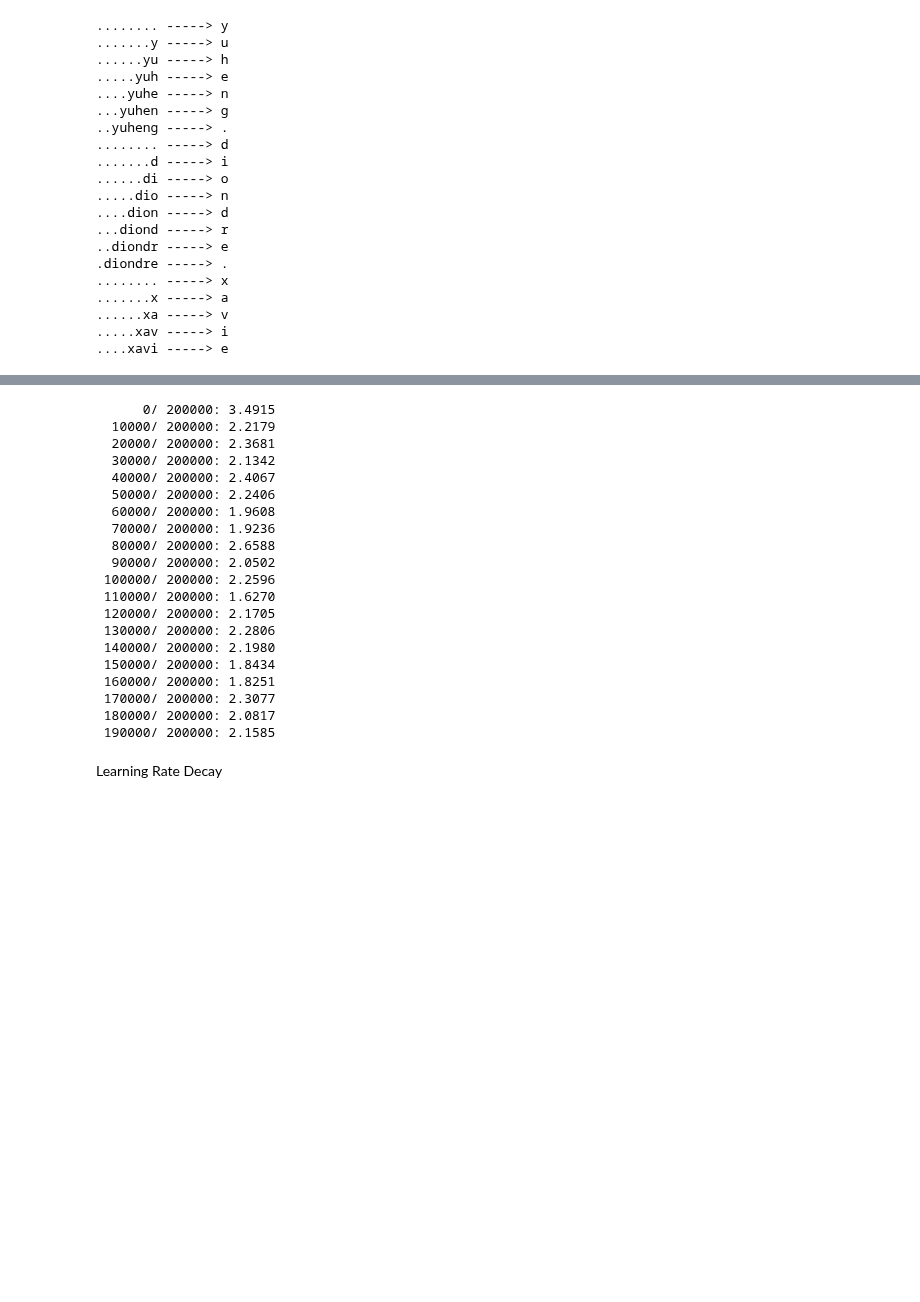
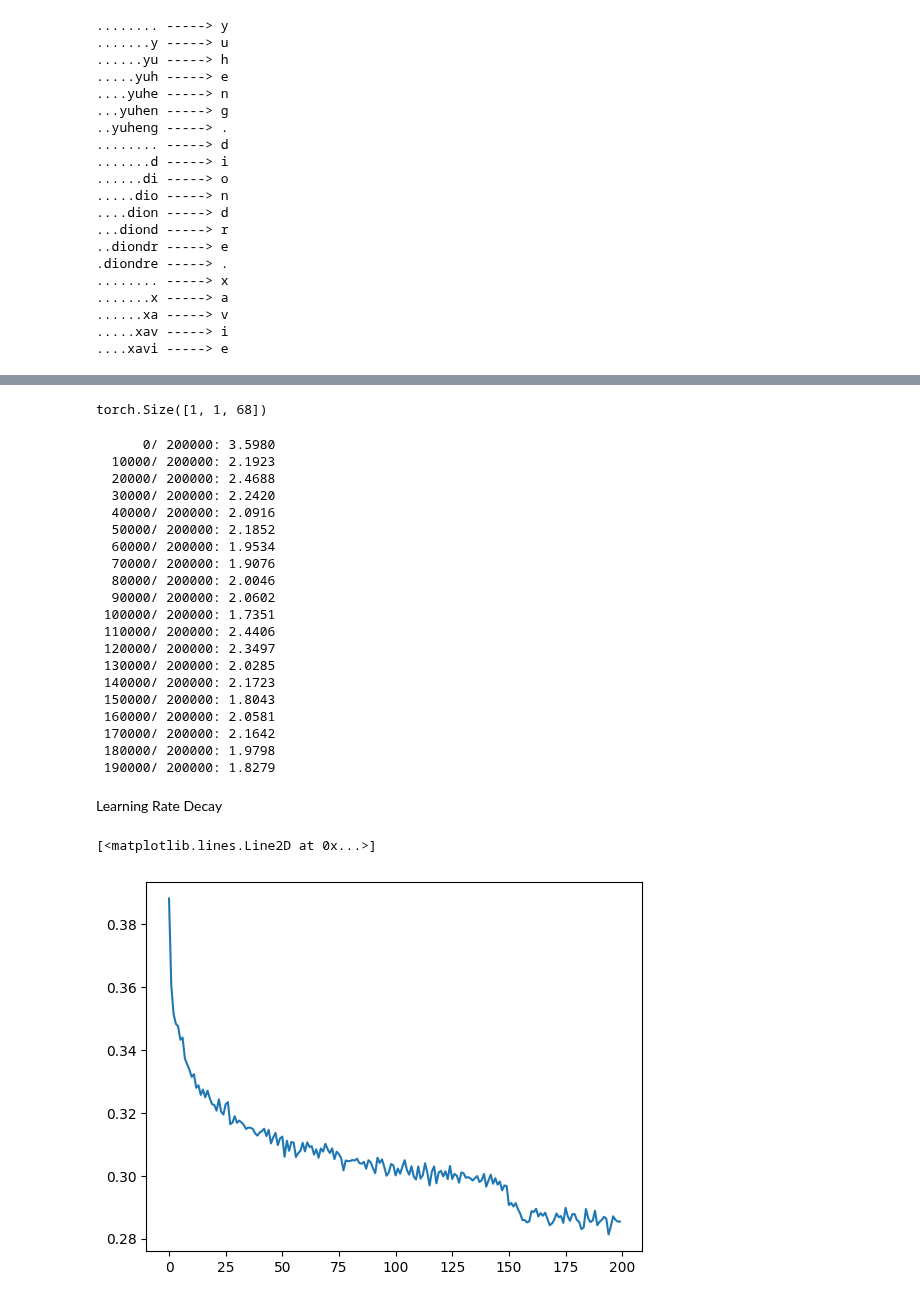
Before and after one commit to Dhruvrana8/Deeplearning-Project, a Jupyter notebook: makemore/build_makemore_mlp_part_5.ipynb, the cells around one changed output, grey strips where cells are left out. Cells and saved outputs as stored; diff of their text form; code cells hidden in the pictures; blank space fills up the shorter version.

Commit message:
Now we need to increase the size of the NN

```diff
--- a/makemore/build_makemore_mlp_part_5.ipynb
+++ b/makemore/build_makemore_mlp_part_5.ipynb
@@ -121,8 +121,13 @@ class BatchNormld:
     def __call__(self, x):
       # calculate the forward pass
       if self.training:
-        xmean = x.mean(0, keepdim=True) # batch mean
-        xvar = x.var(0, keepdim=True) # batch variance
+        if x.ndim == 2:
+          dim = 0
+        elif x.ndim == 3:
+          dim = (0,1)
+        xmean = x.mean(dim, keepdim=True) # batch mean
+        xvar = x.var(dim, keepdim=True) # batch variance
+
       else:
         xmean = self.running_mean
         xvar = self.running_var
@@ -159,9 +164,19 @@ class Embedding:
     return [self.weight]
 
   # ----------------------------------------------
-class Flatten:
+class FlattenConsecutive:
+
+    def __init__(self,n):
+      self.n = n
+
+
     def __call__(self,x):
-      self.out = x.view(x.shape[0],-1)
+      B,T,C = x.shape
+      x = x.view(B,T//self.n,C*self.n)
+      if x.shape[1] == 1:
+        x = x.squeeze(1)
+
+      self.out = x
       return self.out
 
     def parameters(self):
@@ -184,12 +199,13 @@ torch.manual_seed(42);
 # %%
 # ----------------------------------------------
 n_embd = 10
-n_hidden = 200
+n_hidden = 68
 
 model  = Sequential([
     Embedding(vocab_size, n_embd),
-    Flatten(),
-    Linear(n_embd * block_size, n_hidden,bias=False), BatchNormld(n_hidden), Tanh(),
+    FlattenConsecutive(2),Linear(n_embd * 2, n_hidden,bias=False), BatchNormld(n_hidden), Tanh(),
+    FlattenConsecutive(2),Linear(n_hidden * 2, n_hidden,bias=False), BatchNormld(n_hidden), Tanh(),
+    FlattenConsecutive(2),Linear(n_hidden * 2, n_hidden,bias=False), BatchNormld(n_hidden), Tanh(),
     Linear(n_hidden, vocab_size),
 ])
 
@@ -233,3 +255,7 @@ torch.Size([4, 200])
+# %%
+model.layers[3].running_mean.shape
+# %% [output]
+torch.Size([1, 1, 68])
 # %%
 # same optimization as last time
 max_steps = 200000
@@ -261,30 +287,33 @@ for i in range(max_steps):
     print(f'{i:7d}/{max_steps:7d}: {loss.item():.4f}')
   lossi.append(loss.log10().item())
 # %% [output]
-      0/ 200000: 3.4915
-  10000/ 200000: 2.2179
-  20000/ 200000: 2.3681
-  30000/ 200000: 2.1342
-  40000/ 200000: 2.4067
-  50000/ 200000: 2.2406
-  60000/ 200000: 1.9608
-  70000/ 200000: 1.9236
-  80000/ 200000: 2.6588
-  90000/ 200000: 2.0502
- 100000/ 200000: 2.2596
- 110000/ 200000: 1.6270
- 120000/ 200000: 2.1705
- 130000/ 200000: 2.2806
- 140000/ 200000: 2.1980
- 150000/ 200000: 1.8434
- 160000/ 200000: 1.8251
- 170000/ 200000: 2.3077
- 180000/ 200000: 2.0817
- 190000/ 200000: 2.1585
+      0/ 200000: 3.5980
+  10000/ 200000: 2.1923
+  20000/ 200000: 2.4688
+  30000/ 200000: 2.2420
+  40000/ 200000: 2.0916
+  50000/ 200000: 2.1852
+  60000/ 200000: 1.9534
+  70000/ 200000: 1.9076
+  80000/ 200000: 2.0046
+  90000/ 200000: 2.0602
+ 100000/ 200000: 1.7351
+ 110000/ 200000: 2.4406
+ 120000/ 200000: 2.3497
+ 130000/ 200000: 2.0285
+ 140000/ 200000: 2.1723
+ 150000/ 200000: 1.8043
+ 160000/ 200000: 2.0581
+ 170000/ 200000: 2.1642
+ 180000/ 200000: 1.9798
+ 190000/ 200000: 1.8279
 # %% [markdown]
 Learning Rate Decay
 # %%
-# plt.plot(torch.tensor(lossi).view(-1,1000).mean(1))
+plt.plot(torch.tensor(lossi).view(-1,1000).mean(1))
+# %% [output]
+[<matplotlib.lines.Line2D at 0x...>]
+[figure, added]
 # %%
 for layer in model.layers:
   layer.training = False
```
Also changed, not shown: parts of 8 cells of this notebook.
